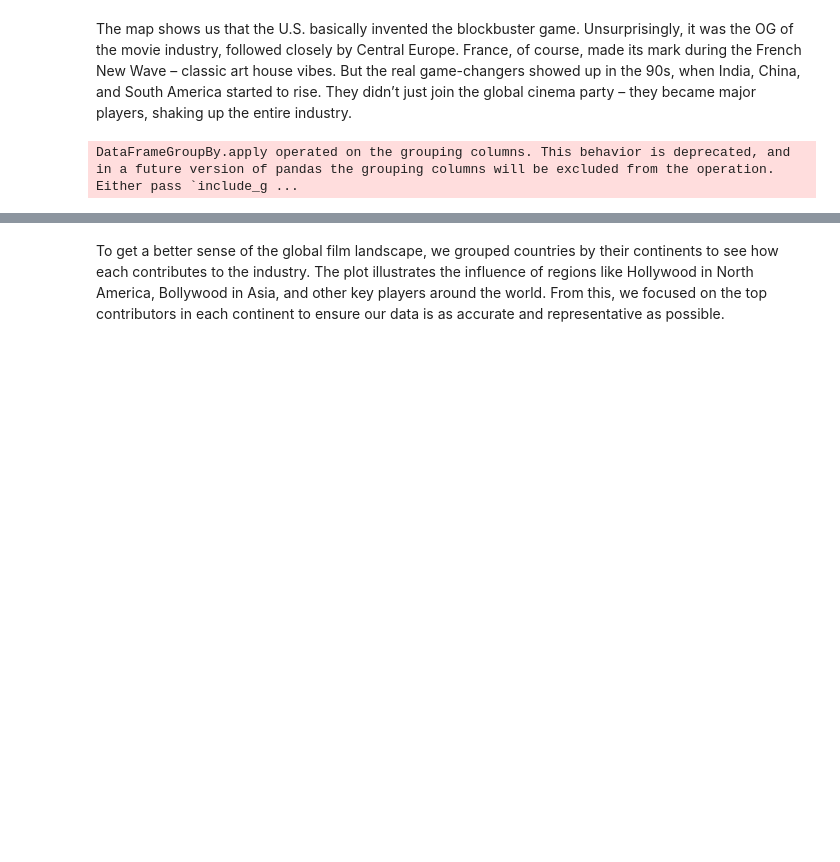
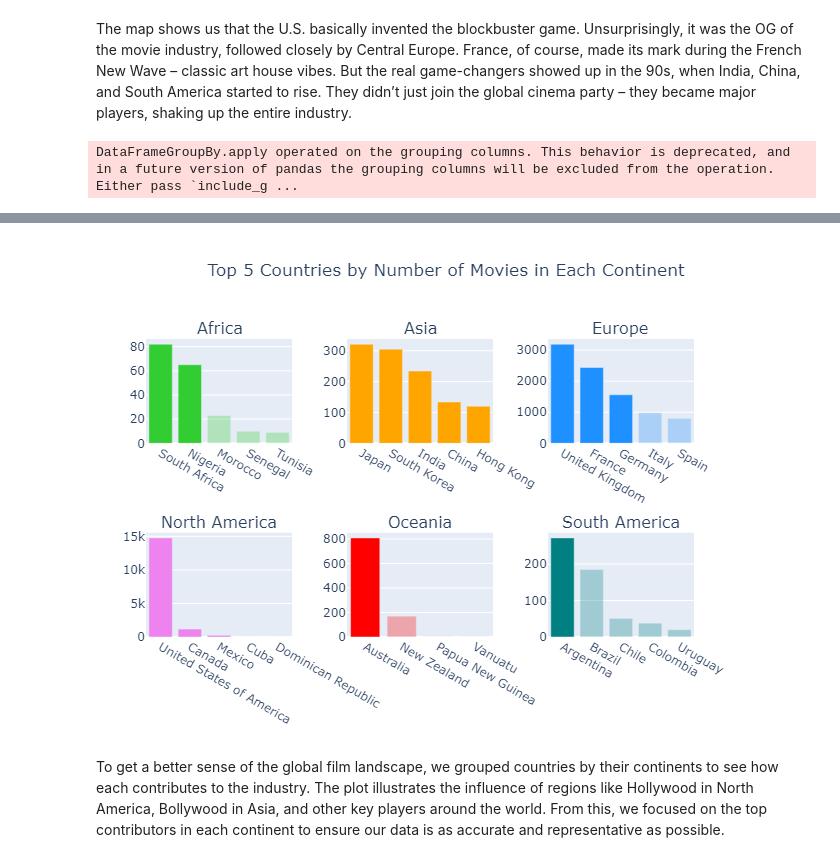
Before and after one commit to epfl-ada/ada-2024-project-l-ekip, a Jupyter notebook: results.ipynb, the cells around one changed output, grey strips where cells are left out. Cells and saved outputs as stored; diff of their text form; code cells hidden in the pictures; blank space fills up the shorter version.

```diff
--- a/results.ipynb
+++ b/results.ipynb
@@ -193,6 +193,6 @@ fig.update_layout(
 )
 
 # Show the plot
-plotly.offline.iplot(fig)
+fig.show("png")
 # %% [output]
 DataFrameGroupBy.apply operated on the grouping columns. This behavior is deprecated, and in a future version of pandas the grouping columns will be excluded from the operation. Either pass `include_g ...
@@ -200,3 +199,4 @@ DataFrameGroupBy.apply operated on the grouping columns. This behavior is deprec
+[figure, added]
 # %% [markdown]
 To get a better sense of the global film landscape, we grouped countries by their continents to see how each contributes to the industry. The plot illustrates the influence of regions like Hollywood in North America, Bollywood in Asia, and other key players around the world. From this, we focused on the top contributors in each continent to ensure our data is as accurate and representative as possible.
 # %%
```
Also changed, not shown: parts of 14 cells of this notebook.
